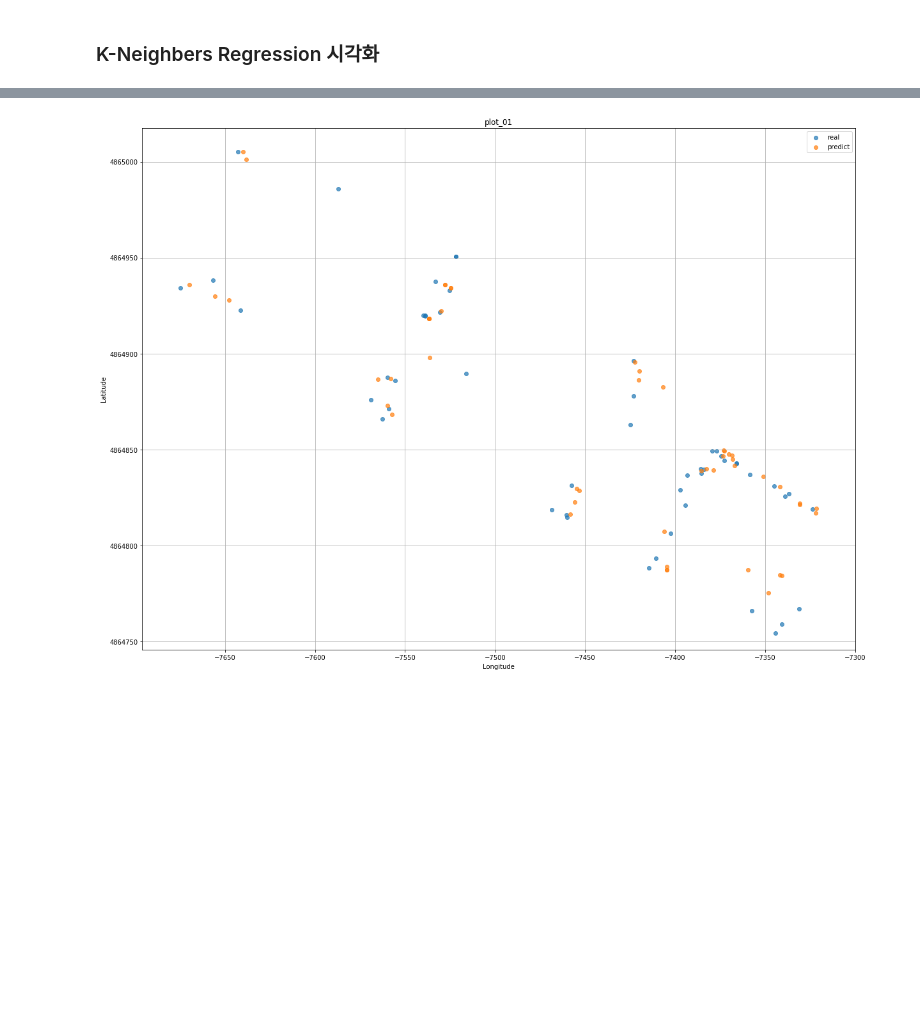
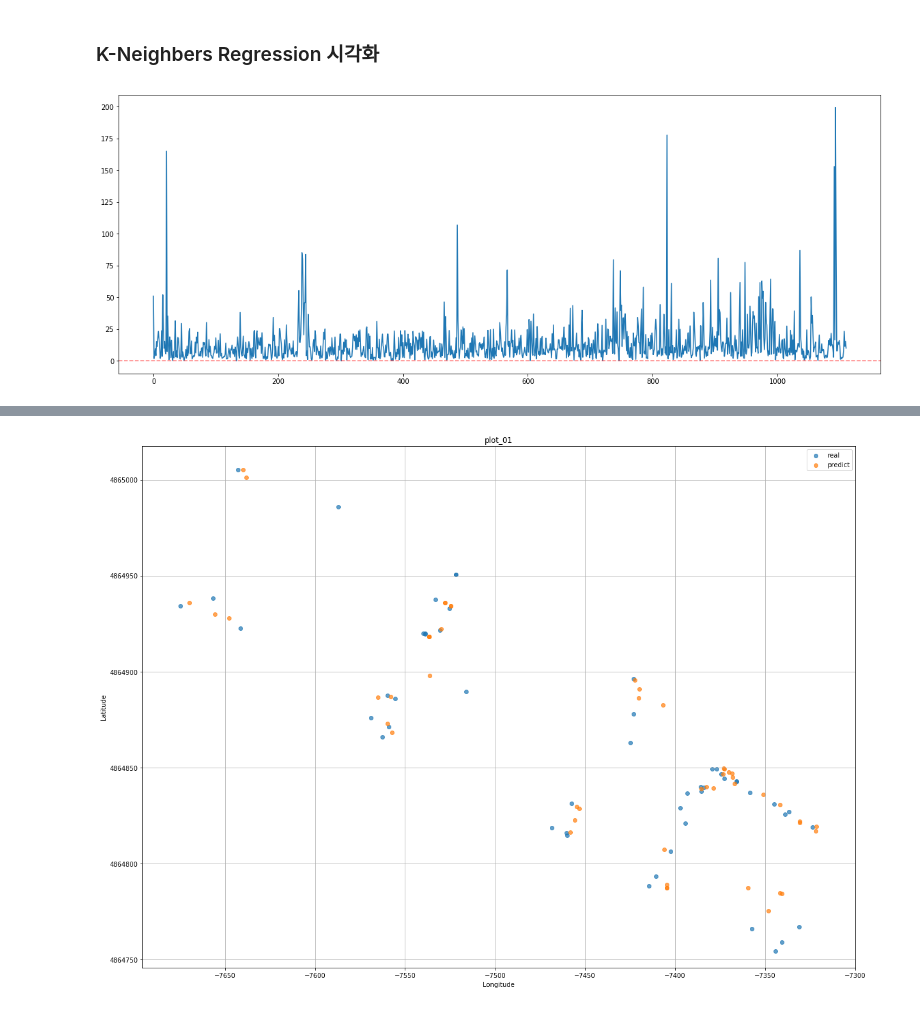
Before and after one commit to JeehunPark/DS, a Jupyter notebook: Python/Wifi/Wifi_locale.ipynb, the cells around one changed output, grey strips where cells are left out. Drawn from its saved outputs; the diff is of its cells as text; code cells hidden in the pictures; blank space fills up the shorter version.

```diff
--- a/Python/Wifi/Wifi_locale.ipynb
+++ b/Python/Wifi/Wifi_locale.ipynb
@@ -302,5 +274,14 @@ gap.head()
 # %% [markdown]
 ### K-Neighbers Regression 시각화
+# %%
+real_locale = raw_validation.loc[:, ("LONGITUDE", "LATITUDE")]
+pre_locale = pd.DataFrame(predic_y, columns=["LONGITUDE", "LATITUDE"])
+plt.figure(figsize=(20, 7.5))
+plt.plot(np.sqrt(np.sum((real_locale-pre_locale)*(real_locale-pre_locale), axis=1)))
+plt.axhline(0, c="red", alpha=0.5, linestyle="--")
+plt.show()
+# %% [output]
+[figure, added]
 # %%
 plt.figure(figsize=(20, 15))
 plt.subplot(2, 1, 1)
```
Also changed, not shown: parts of 14 cells of this notebook.
